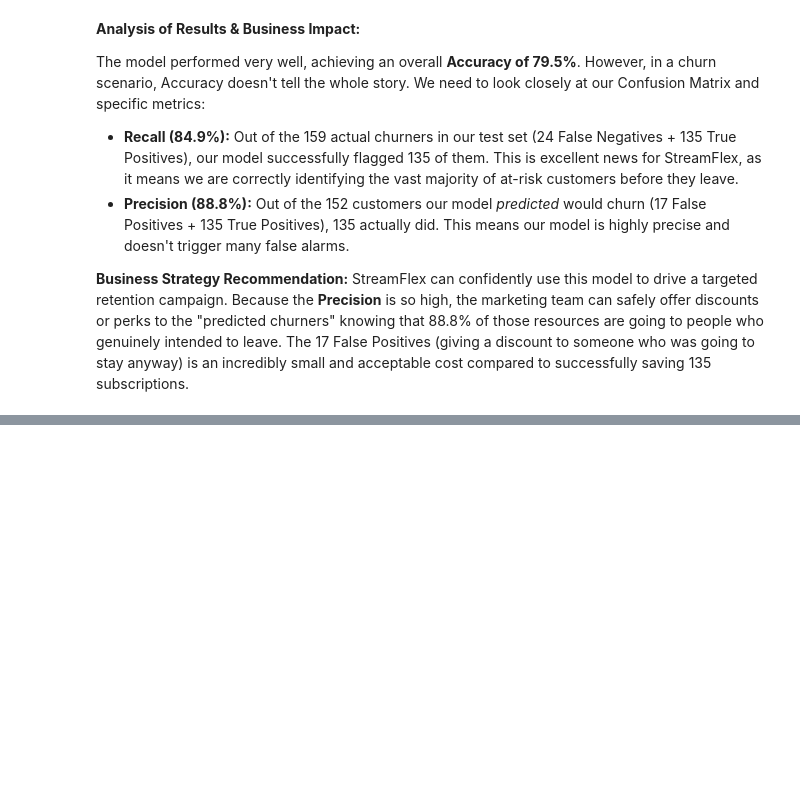
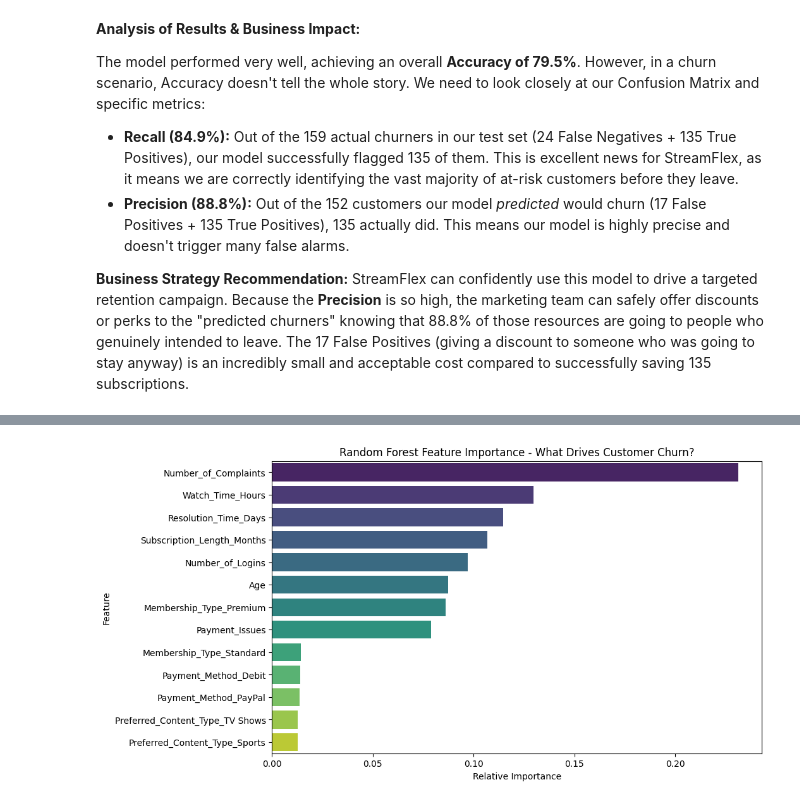
Before and after one commit to NathanGrenier/SOEN-471, a Jupyter notebook: a1/churn-classifiers.ipynb, the cells around one changed output, grey strips where cells are left out. Saved outputs shown, nothing was run; the diff lists cells and outputs as text; code cells hidden in the pictures; blank space fills up the shorter version.

```diff
--- a/a1/decision-tree.ipynb
+++ b/a1/churn-classifiers.ipynb
@@ -190,0 +251,25 @@ StreamFlex can confidently use this model to drive a targeted retention campaign
+# %%
+# Extract feature importances from the model
+importances = rf_model.feature_importances_
+
+# Create a DataFrame for easy plotting
+feature_importance_df = pd.DataFrame({"Feature": X.columns, "Importance": importances}).sort_values(
+    by="Importance", ascending=False
+)
+
+# Plot the feature importances
+plt.figure(figsize=(10, 6))
+sns.barplot(
+    x="Importance",
+    y="Feature",
+    data=feature_importance_df,
+    palette="viridis",
+    hue="Feature",
+    legend=False,
+)
+plt.title("Random Forest Feature Importance - What Drives Customer Churn?")
+plt.xlabel("Relative Importance")
+plt.ylabel("Feature")
+plt.show()
+# %% [output]
+[figure, added]
```
Also changed, not shown: parts of 8 cells of this notebook, 2 other files.
